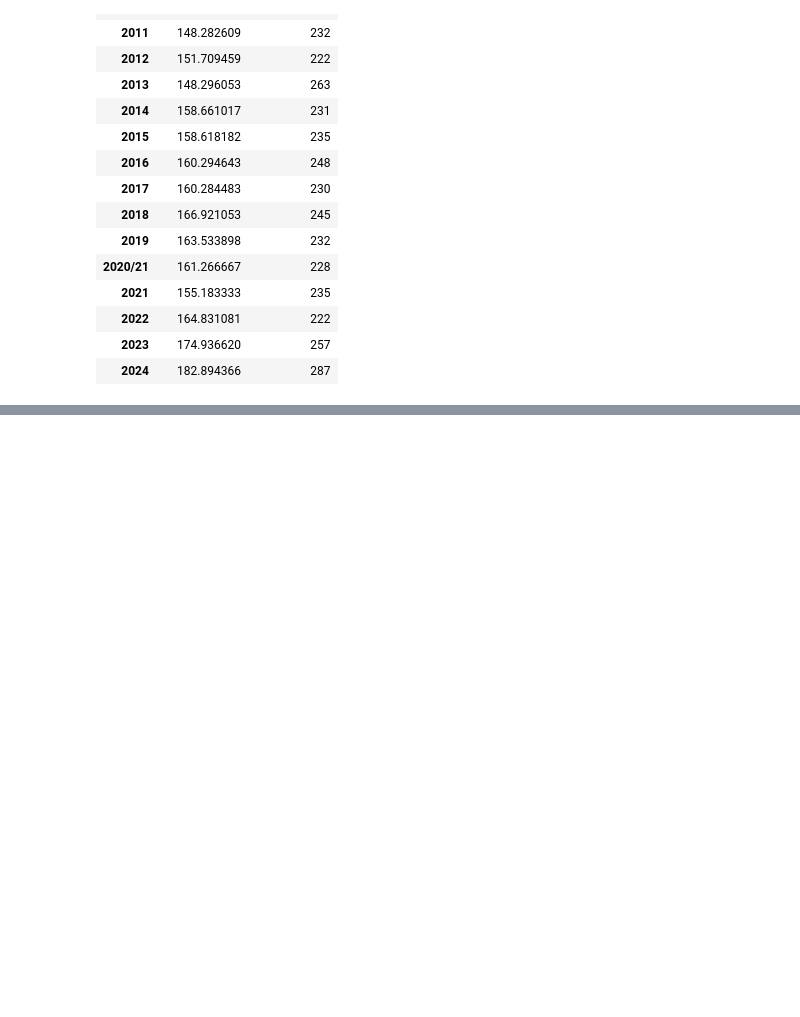
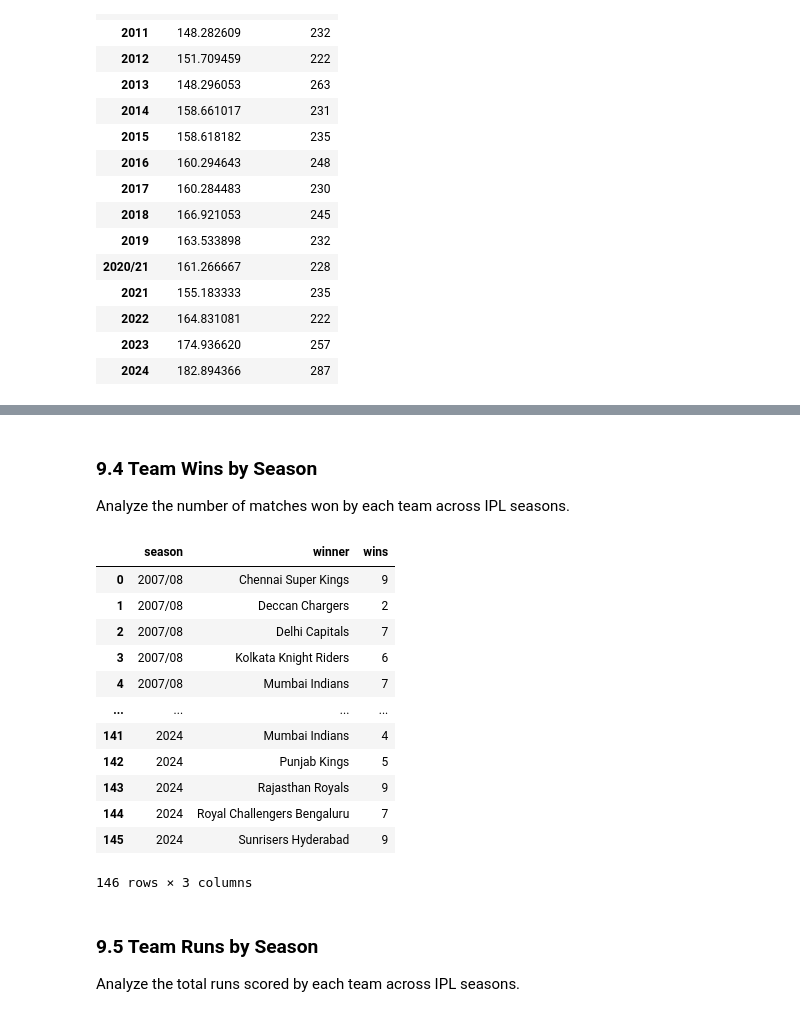
Before and after one commit to khalil-Gardiwal/ipl-data-analysis, a Jupyter notebook: notebooks/ipl-analysis.ipynb, the cells around one changed output, grey strips where cells are left out. Drawn from its saved outputs; the diff is of its cells as text; code cells hidden in the pictures; blank space fills up the shorter version.

```diff
--- a/notebooks/ipl-analysis.ipynb
+++ b/notebooks/ipl-analysis.ipynb
@@ -1834,0 +1963,31 @@ season_scoring_trend
+# %% [markdown]
+### 9.4 Team Wins by Season
+
+Analyze the number of matches won by each team across IPL seasons.
+# %%
+team_wins_by_season = (
+    matches
+    .groupby(["season", "winner"])
+    .size()
+    .reset_index(name="wins")
+)
+
+team_wins_by_season
+# %% [output]
+|  | season | winner | wins |
+| 0 | 2007/08 | Chennai Super Kings | 9 |
+| 1 | 2007/08 | Deccan Chargers | 2 |
+| 2 | 2007/08 | Delhi Capitals | 7 |
+| 3 | 2007/08 | Kolkata Knight Riders | 6 |
+| 4 | 2007/08 | Mumbai Indians | 7 |
+| ... | ... | ... | ... |
+| 141 | 2024 | Mumbai Indians | 4 |
+| 142 | 2024 | Punjab Kings | 5 |
+| 143 | 2024 | Rajasthan Royals | 9 |
+| 144 | 2024 | Royal Challengers Bengaluru | 7 |
+| 145 | 2024 | Sunrisers Hyderabad | 9 |
+146 rows × 3 columns
+# %% [markdown]
+### 9.5 Team Runs by Season
+
+Analyze the total runs scored by each team across IPL seasons.
```
Also changed, not shown: parts of 10 cells of this notebook.
